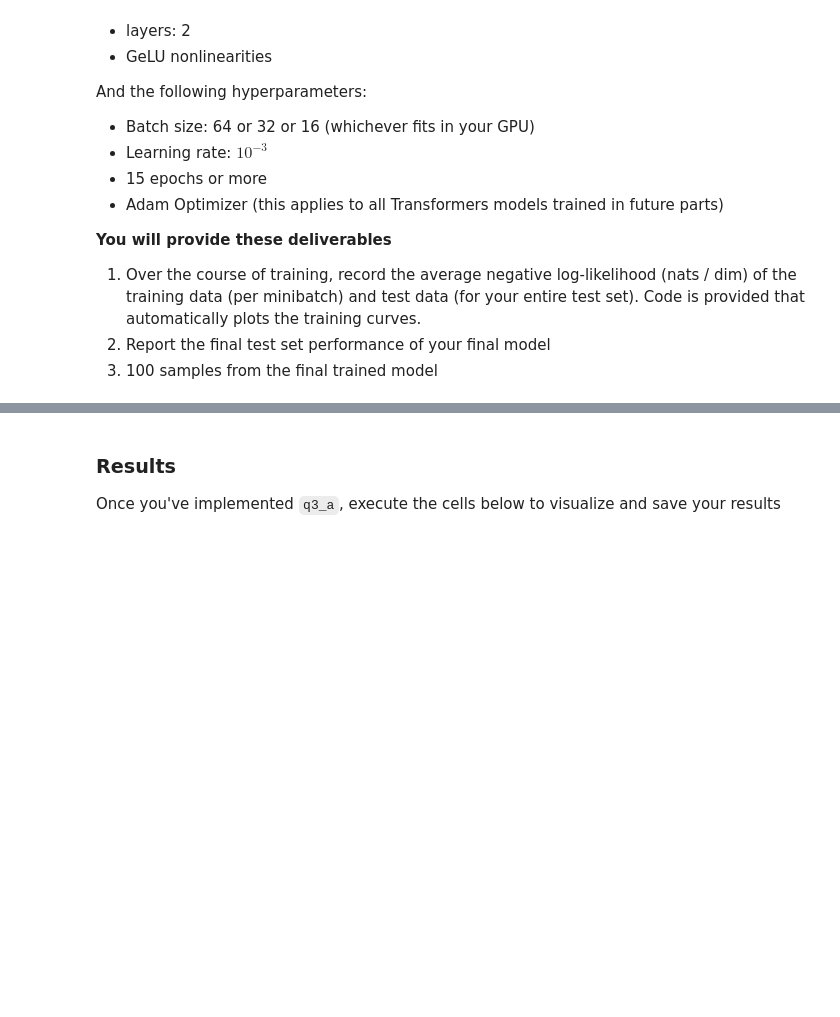
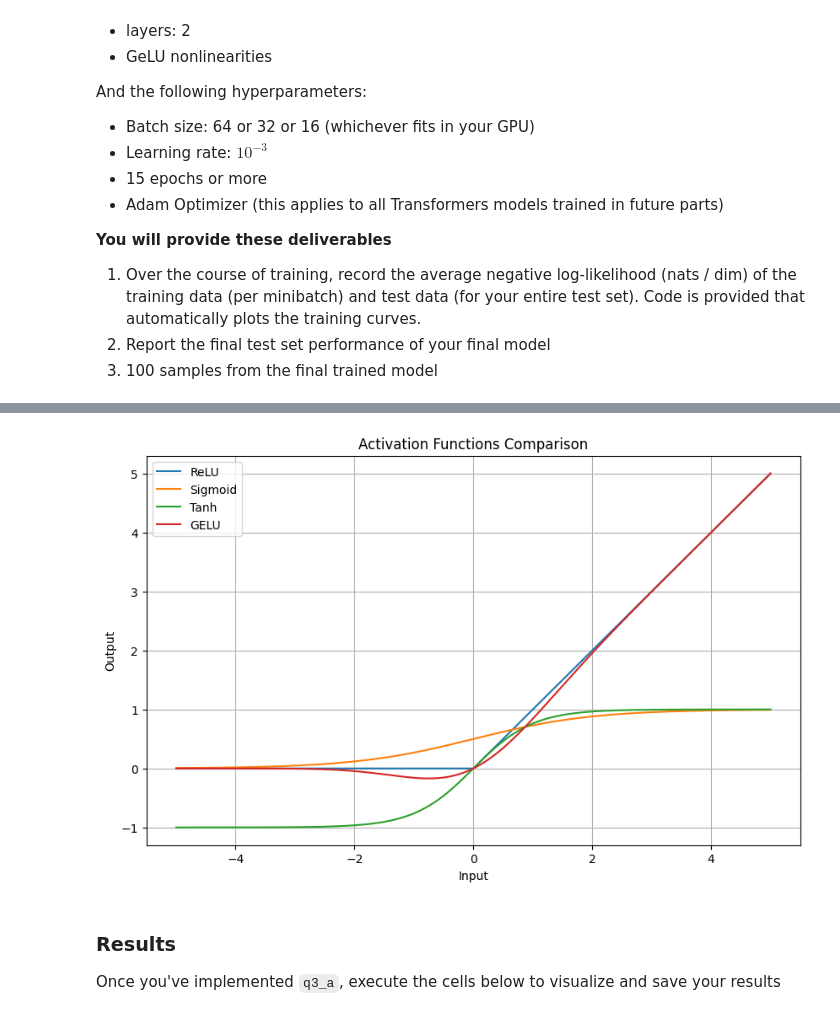
Before and after one commit to Sirius9827/deepul, a Jupyter notebook: homeworks/hw1/hw1.ipynb, the cells around one changed output, grey strips where cells are left out. Cells and saved outputs as stored; diff of their text form; code cells hidden in the pictures; blank space fills up the shorter version.

```diff
--- a/homeworks/hw1/hw1.ipynb
+++ b/homeworks/hw1/hw1.ipynb
@@ -607,0 +625,33 @@ def q3_a(train_data, test_data, image_shape, dset_id):
+# %%
+import torch
+import torch.nn as nn
+import matplotlib.pyplot as plt
+import numpy as np
+
+# 定义不同的激活函数
+x = torch.linspace(-5, 5, 1000)
+relu = nn.ReLU()
+sigmoid = nn.Sigmoid()
+tanh = nn.Tanh()
+gelu = nn.GELU()
+
+# 计算输出
+y_relu = relu(x).numpy()
+y_sigmoid = sigmoid(x).numpy()
+y_tanh = tanh(x).numpy()
+y_gelu = gelu(x).numpy()
+
+# 可视化
+plt.figure(figsize=(10, 6))
+plt.plot(x.numpy(), y_relu, label='ReLU')
+plt.plot(x.numpy(), y_sigmoid, label='Sigmoid')
+plt.plot(x.numpy(), y_tanh, label='Tanh')
+plt.plot(x.numpy(), y_gelu, label='GELU')
+plt.title('Activation Functions Comparison')
+plt.xlabel('Input')
+plt.ylabel('Output')
+plt.legend()
+plt.grid(True)
+plt.show()
+# %% [output]
+[figure, added]
```
Also changed, not shown: parts of 16 cells of this notebook.
